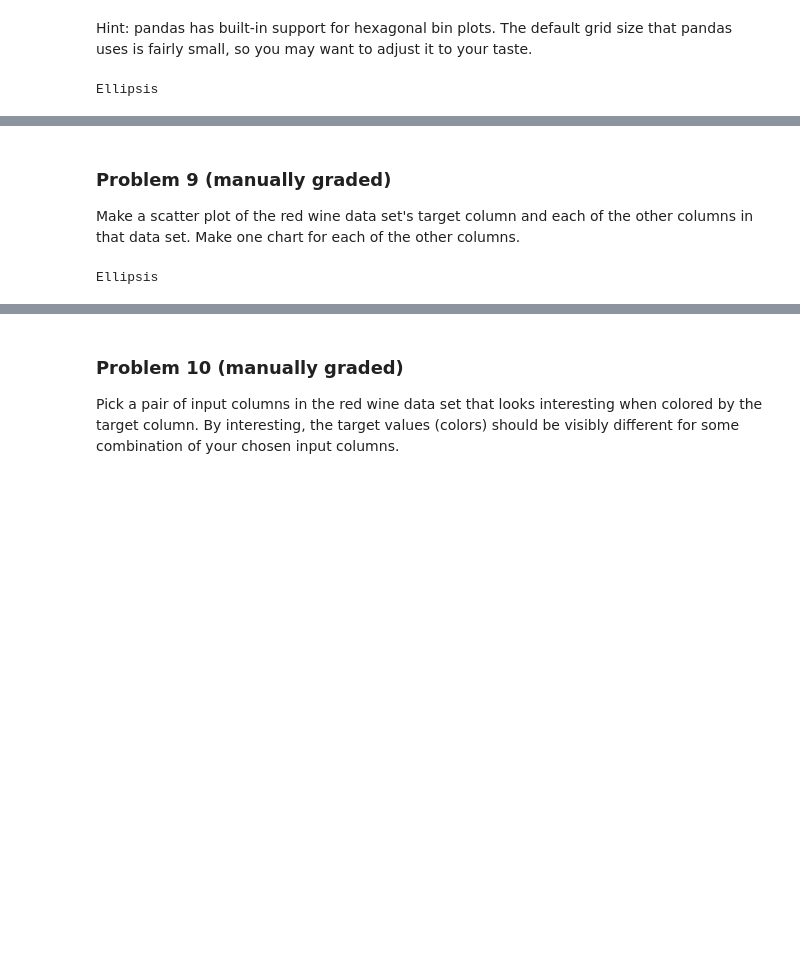
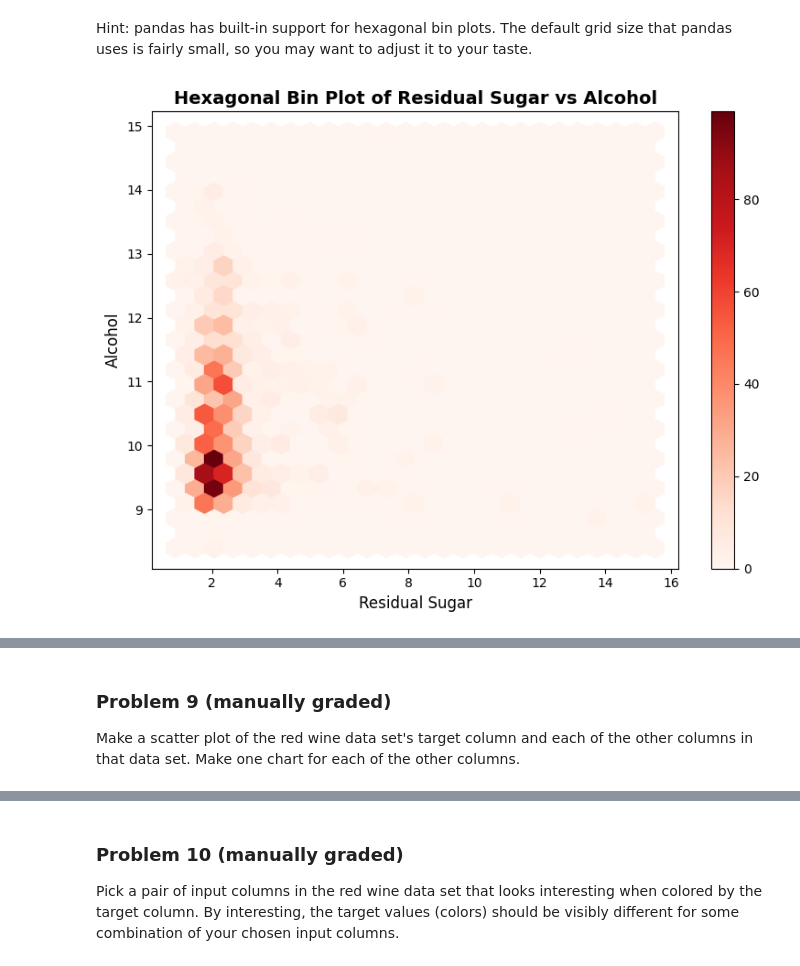
Before and after one commit to jasser-dh/dx602-homework-10, a Jupyter notebook: homework.ipynb, the cells around one changed output, grey strips where cells are left out. Saved outputs shown, nothing was run; the diff lists cells and outputs as text; code cells hidden in the pictures; blank space fills up the shorter version.

```diff
--- a/homework.ipynb
+++ b/homework.ipynb
@@ -199,12 +215,27 @@ Make a hexagonal bin plot of the residual sugar and alcohol in the red wine data
 # %% [markdown]
 Hint: pandas has built-in support for hexagonal bin plots.
 The default grid size that pandas uses is fairly small, so you may want to adjust it to your taste.
-# %%
-# YOUR CHANGES HERE
-
-...
-# %% [output]
-Ellipsis
+# %%
+# YOUR CHANGES HERE
+
+# Create a hexbin plot
+ax = red_wine.plot.hexbin(
+    x="residual sugar",
+    y="alcohol",
+    gridsize=25,   # make the grid size higher => finer detail
+    cmap="Reds",
+    figsize=(8, 6)
+)
+
+# Add labels and title
+plt.title("Hexagonal Bin Plot of Residual Sugar vs Alcohol", fontsize=14, fontweight="bold")
+plt.xlabel("Residual Sugar", fontsize=12)
+plt.ylabel("Alcohol", fontsize=12)
+
+plt.tight_layout()
+plt.show()
+# %% [output]
+[figure, added]
 # %% [markdown]
 <div style="page-break-after: always;"></div>
 # %% [markdown]
@@ -212,9 +243,3 @@ Ellipsis
 
 Make a scatter plot of the red wine data set's target column and each of the other columns in that data set.
 Make one chart for each of the other columns.
-# %%
-# YOUR CHANGES HERE
-
-...
-# %% [output]
-Ellipsis
```
Also changed, not shown: parts of 8 cells of this notebook.
